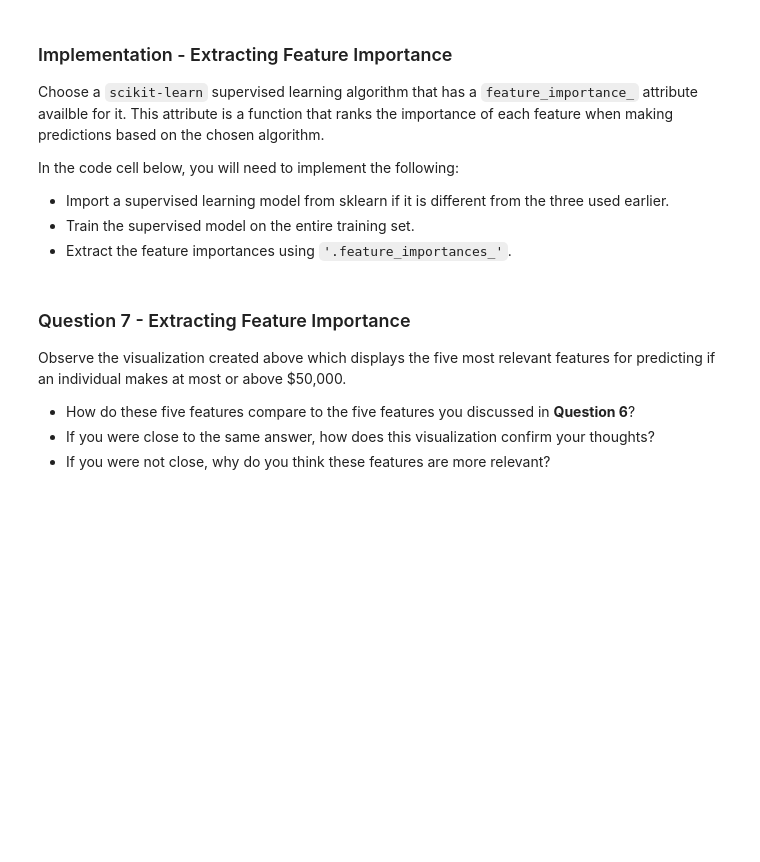
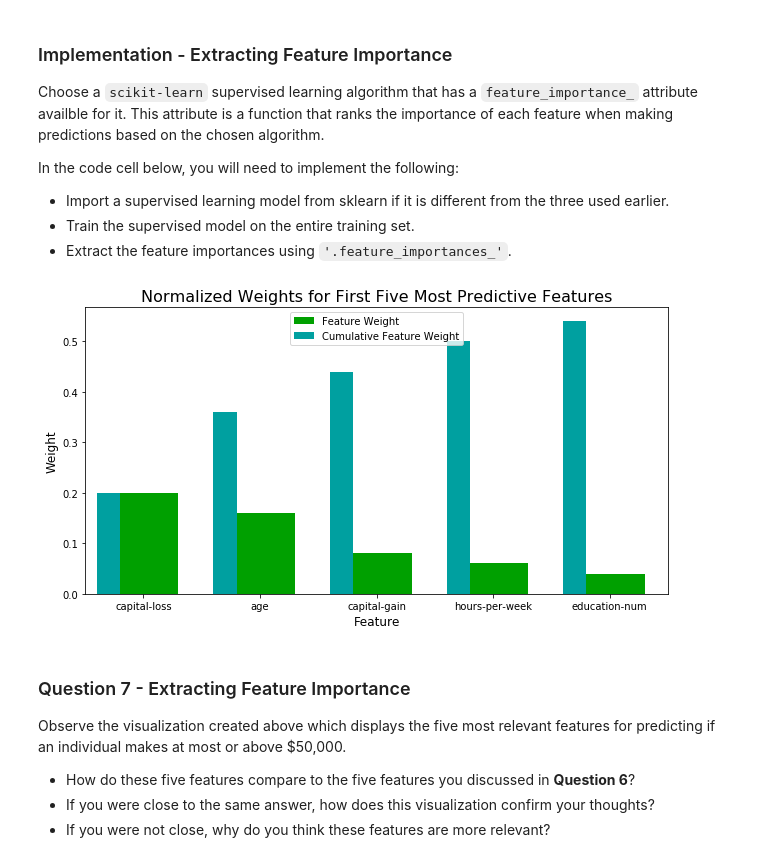
Before and after one commit to matanzit/ud_mle_nd, a Jupyter notebook: projects/finding_donors/finding_donors.ipynb, the cells around one changed output. Cells and saved outputs as stored; diff of their text form; code cells hidden in the pictures; blank space fills up the shorter version.

```diff
--- a/projects/finding_donors/finding_donors.ipynb
+++ b/projects/finding_donors/finding_donors.ipynb
@@ -530,15 +576,17 @@ In the code cell below, you will need to implement the following:
 # %%
 # TODO: Import a supervised learning model that has 'feature_importances_'
 
 
 # TODO: Train the supervised model on the training set using .fit(X_train, y_train)
-model = None
+model = AdaBoostClassifier().fit(X_train,y_train)
 
 # TODO: Extract the feature importances using .feature_importances_
-importances = None
+importances = model.feature_importances_
 
 # Plot
 vs.feature_plot(importances, X_train, y_train)
+# %% [output]
+[figure, added]
 # %% [markdown]
 ### Question 7 - Extracting Feature Importance
 
```
Also changed, not shown: parts of 17 cells of this notebook.
